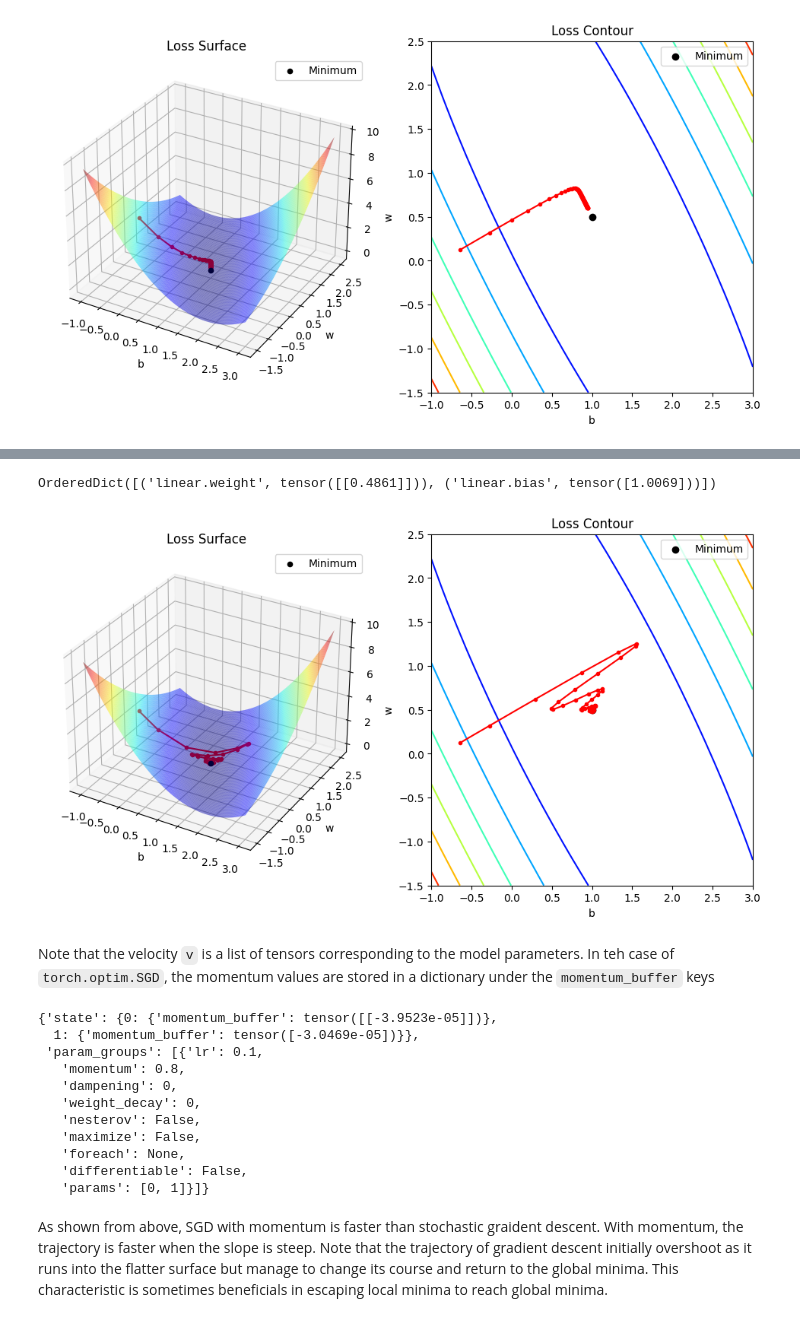
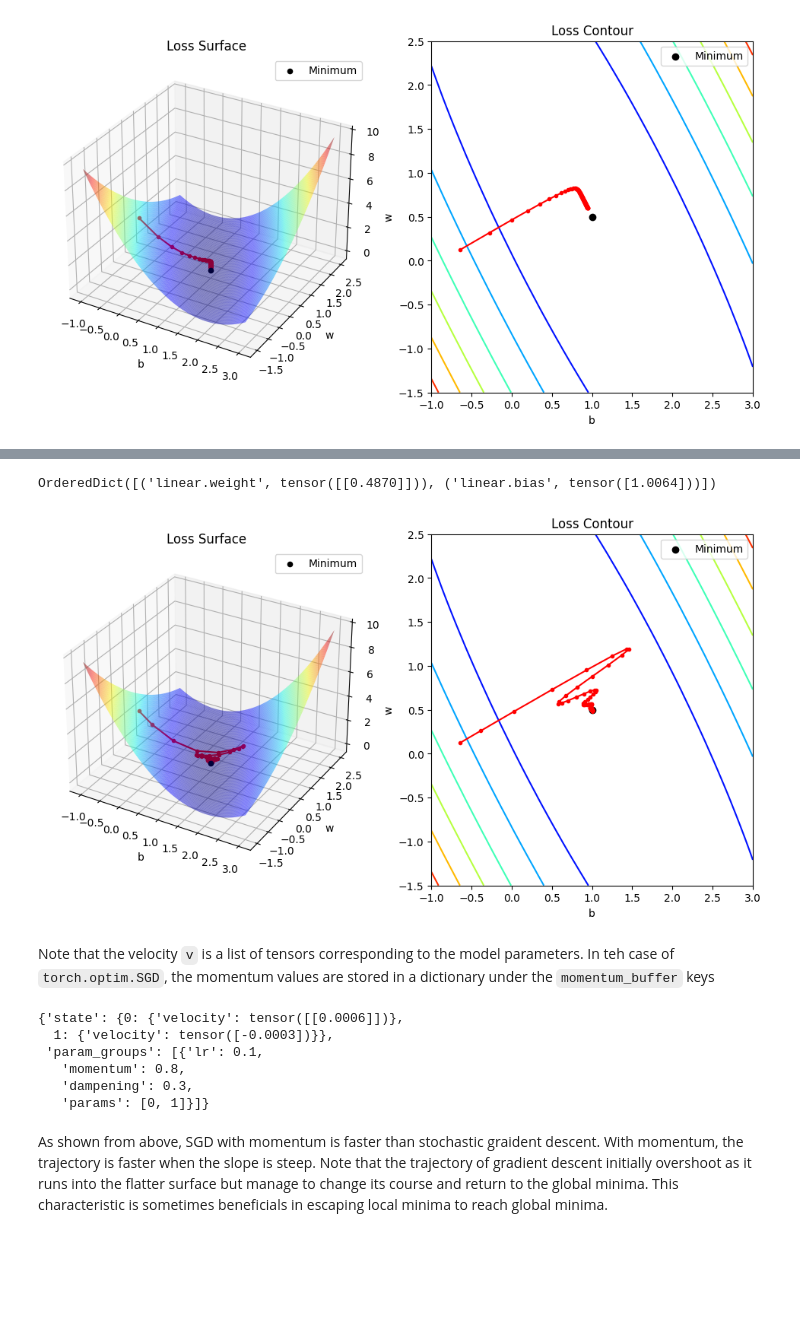
Before and after one commit to ronald-hk-chung/ssnotebook, a Jupyter notebook: basics_of_neural_network/lr_and_optimizer.ipynb, the cells around one changed output, grey strips where cells are left out. Drawn from its saved outputs; the diff is of its cells as text; code cells hidden in the pictures; blank space fills up the shorter version.

```diff
--- a/basics_of_neural_network/lr_and_optimizer.ipynb
+++ b/basics_of_neural_network/lr_and_optimizer.ipynb
@@ -198,8 +200,9 @@ class Learner(SSTLearner):
         '''
         def fw_hook_fn(layer, inputs, outputs):
             """hook function to record reuslts of weight and bias"""
-            self.results['w'].append(layer.weight.item())
-            self.results['b'].append(layer.bias.item())
+            if self.model.training:
+                self.results['w'].append(layer.weight.item())
+                self.results['b'].append(layer.bias.item())
 
         self.attach_forward_hooks(layer_to_hook, fw_hook_fn)
 
@@ -226,6 +229,13 @@ class Learner(SSTLearner):
         ax2.scatter(b_true, w_true, c='k', label='Minimum')
         ax2.plot(self.results['b'], self.results['w'], c='r', marker='o', ms=3)
         ax2.legend();
+
+    def plot_lr(self):
+        """Plot out learning rate"""
+        plt.plot(self.results['lr'])
+        plt.xlabel('Epoch')
+        plt.ylabel('Learning rate')
+        plt.title('Average Learning Rate');
 # %% [markdown]
 ## Stochastic Gradient Descent (SGD Optimizer)
 
@@ -316,50 +358,66 @@ Note that the velocity `v` is a list of tensors corresponding to the model param
+# %%
+from torch.optim import Optimizer
+
+class SGDMomentum(Optimizer):
+    def __init__(self, params, lr, momentum, dampening):
+        super().__init__(params, defaults={'lr': lr, 'momentum': momentum, 'dampening': dampening})
+        for group in self.param_groups:
+            for p in group['params']:
+                self.state[p] = {'velocity': torch.zeros_like(p.data)}
+
+    def zero_grad(self):
+        for group in self.param_groups:
+            for p in group['params']:
+                p.grad = None
+
+    def step(self):
+        for group in self.param_groups:
+            for p in group['params']:
+                self.state[p]['velocity'] = group['momentum'] * self.state[p]['velocity'] + (1- group['dampening']) *p.grad.data
+                p.data -= group['lr'] * self.state[p]['velocity']
 # %%
 # Set manual seed
 torch.manual_seed(20)
 
+# Set model, loss_fn and optimizer
 model = LinearRegression()
-optimizer = torch.optim.SGD(params=model.parameters(),
-                            lr=0.1,
-                            momentum=0.8)
 loss_fn = nn.MSELoss()
+
+# optimizer = torch.optim.SGD(params=model.parameters(), lr=0.1, momentum=0.8, dampening=0.3)
+optimizer = SGDMomentum(params=model.parameters(), lr=0.1, momentum=0.8, dampening=0.3)
 
 learner = Learner(model=model,
                   loss_fn=loss_fn,
                   optimizer=optimizer,
                   train_dataloader=dl)
 
 # Adding forward hook to linear to record parameters
 learner.capture_parameters(['linear'])
 
 # Train for 100 epochs
 learner.train(100, verbose=0)
 
 # Remove all hooks for further calculation
 learner.remove_hooks()
 
 # Print out state dict to show results
 print(learner.model.state_dict())
 
 # Plot out path taken
 learner.plot_path()
 # %% [output]
-OrderedDict([('linear.weight', tensor([[0.4861]])), ('linear.bias', tensor([1.0069]))])
+OrderedDict([('linear.weight', tensor([[0.4870]])), ('linear.bias', tensor([1.0064]))])
-[figure, old version]
+[figure, new version]
 # %% [markdown]
 Note that the velocity `v` is a list of tensors corresponding to the model parameters. In teh case of `torch.optim.SGD`, the momentum values are stored in a dictionary under the `momentum_buffer` keys
 # %%
 optimizer.state_dict()
 # %% [output]
-{'state': {0: {'momentum_buffer': tensor([[-3.9523e-05]])},
-  1: {'momentum_buffer': tensor([-3.0469e-05])}},
+{'state': {0: {'velocity': tensor([[0.0006]])},
+  1: {'velocity': tensor([-0.0003])}},
  'param_groups': [{'lr': 0.1,
    'momentum': 0.8,
-   'dampening': 0,
-   'weight_decay': 0,
-   'nesterov': False,
-   'maximize': False,
-   'foreach': None,
-   'differentiable': False,
+   'dampening': 0.3,
    'params': [0, 1]}]}
 # %% [markdown]
 As shown from above, SGD with momentum is faster than stochastic graident descent. With momentum, the trajectory is faster when the slope is steep. Note that the trajectory of gradient descent initially overshoot as it runs into the flatter surface but manage to change its course and return to the global minima. This characteristic is sometimes beneficials in escaping local minima to reach global minima.
```
Also changed, not shown: parts of 30 cells of this notebook.
